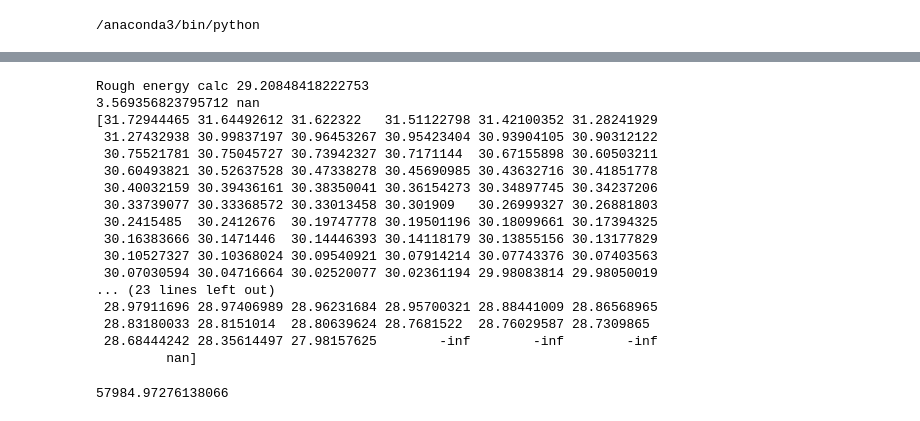
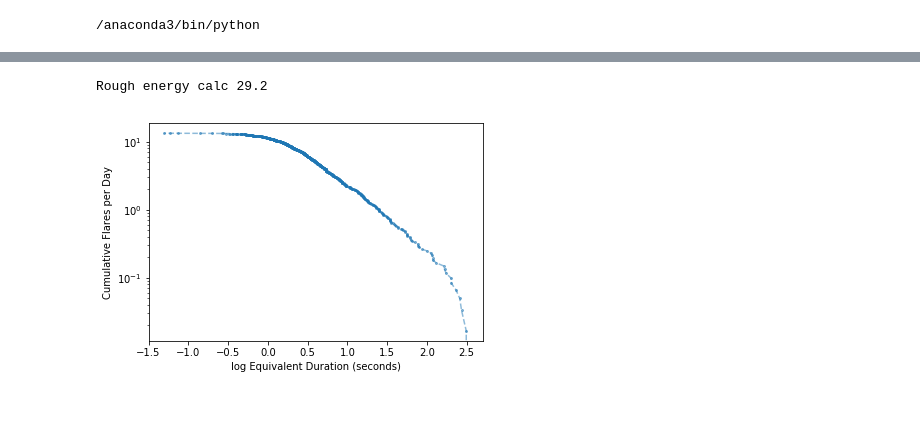
Before and after one commit to dennisafa/auto_flare, a Jupyter notebook: auto_flare.ipynb, the cells around one changed output, grey strips where cells are left out. Drawn from its saved outputs; the diff is of its cells as text; code cells hidden in the pictures.

Commit message:
Wolf 359 small flare detection

```diff
--- a/auto_flare.ipynb
+++ b/auto_flare.ipynb
@@ -69,7 +69,7 @@ import os
 import time
 global glob_temp
 tracker = 2
-temp = 1
+temp = 350
 flux = 0
 time = 0
 
@@ -170,7 +170,7 @@ def manualflare(flux, time, time_peaks):
 
 #fits_file = fits.open('/Users/Dennis/Desktop/AuMicB/tess2018206045859-s0001-0000000441420236-0120-s_lc.fits')
 
-file = np.genfromtxt("/Users/dennisafa/tweaked_SC_timeseries.txt", dtype=float, usecols=(0, 1), delimiter=' ')
+file = np.genfromtxt("/Users/dennisafa/Downloads/files/tweaked_SC_timeseries.txt", dtype=float, usecols=(0, 1), delimiter=' ')
 
 y = file[:, 1]
 x = file[:, 0]
@@ -200,5 +200,6 @@ peaks = []
 tempVal = 0
 trackClick = 0
 time_peaks = np.asarray(time_peaks)
+print(len(time_peaks))
 manualflare(flare.flux, flare.time, time_peaks)
 # %% [output]
@@ -263,22 +257,4 @@ pl.ylabel('Cumulative Flares per Day')
 print(ddy[-1], ddx[-1]+E_point)
 print(ddx+E_point)
 pl.show()
-# %% [output]
-Rough energy calc 29.20848418222753
-3.569356823795712 nan
-[31.72944465 31.64492612 31.622322   31.51122798 31.42100352 31.28241929
- 31.27432938 30.99837197 30.96453267 30.95423404 30.93904105 30.90312122
- 30.75521781 30.75045727 30.73942327 30.7171144  30.67155898 30.60503211
- 30.60493821 30.52637528 30.47338278 30.45690985 30.43632716 30.41851778
- 30.40032159 30.39436161 30.38350041 30.36154273 30.34897745 30.34237206
- 30.33739077 30.33368572 30.33013458 30.301909   30.26999327 30.26881803
- 30.2415485  30.2412676  30.19747778 30.19501196 30.18099661 30.17394325
- 30.16383666 30.1471446  30.14446393 30.14118179 30.13855156 30.13177829
- 30.10527327 30.10368024 30.09540921 30.07914214 30.07743376 30.07403563
- 30.07030594 30.04716664 30.02520077 30.02361194 29.98083814 29.98050019
-... (23 lines left out)
- 28.97911696 28.97406989 28.96231684 28.95700321 28.88441009 28.86568965
- 28.83180033 28.8151014  28.80639624 28.7681522  28.76029587 28.7309865
- 28.68444242 28.35614497 27.98157625        -inf        -inf        -inf
-         nan]
 # %%
@@ -287,5 +263,46 @@ with open('wolf359FlareTimes.txt', 'w') as f:
         f.write("%f %f\n" % item)
 # %%
 print(flare.time[-1])
-# %% [output]
-57984.97276138066
+# %%
+import numpy as np
+file = np.genfromtxt("wolf359FlareTimes.txt", dtype=float, usecols=(0, 1), delimiter=' ')
+
+start = file[0:, 0]
+end = file[0:, 1]
+# %%
+ed = []
+
+flux = np.asarray(flare.flux)
+time = np.asarray(flare.time)
+
+flux = flux.tolist()
+time = time.tolist()
+
+for i in range(0, len(start)):
+    s = np.where(flare.time == (find_nearest(flare.time, start[i])))[0][0]
+    e = np.where(flare.time == (find_nearest(flare.time, end[i])))[0][0]
+    a_flare = np.trapz(flare.flux[s:e], flare.time[s:e] * 86400)
+    ed.append(a_flare)
+# %%
+%matplotlib inline
+
+exptime = 1. / 24. / 80.
+# print(flare.time[len(flare.time)-1] - flare.time[-1])
+
+totdur = float(len(flare.time)) * exptime
+duration = np.sort(ed)[::-1]
+
+ddx = np.log10(duration)
+ddy = (np.arange(len(ddx))) / totdur
+pl.plot(ddx, ddy, 'o--', markersize=2, alpha=0.5)
+pl.yscale('log')
+pl.xlabel('log Equivalent Duration (seconds)')
+pl.ylabel('Cumulative Flares per Day')
+
+
+E_point = 29.2
+
+print("Rough energy calc", E_point)
+# %% [output]
+Rough energy calc 29.2
+[figure, added]
```
Also changed, not shown: parts of 4 cells of this notebook.
